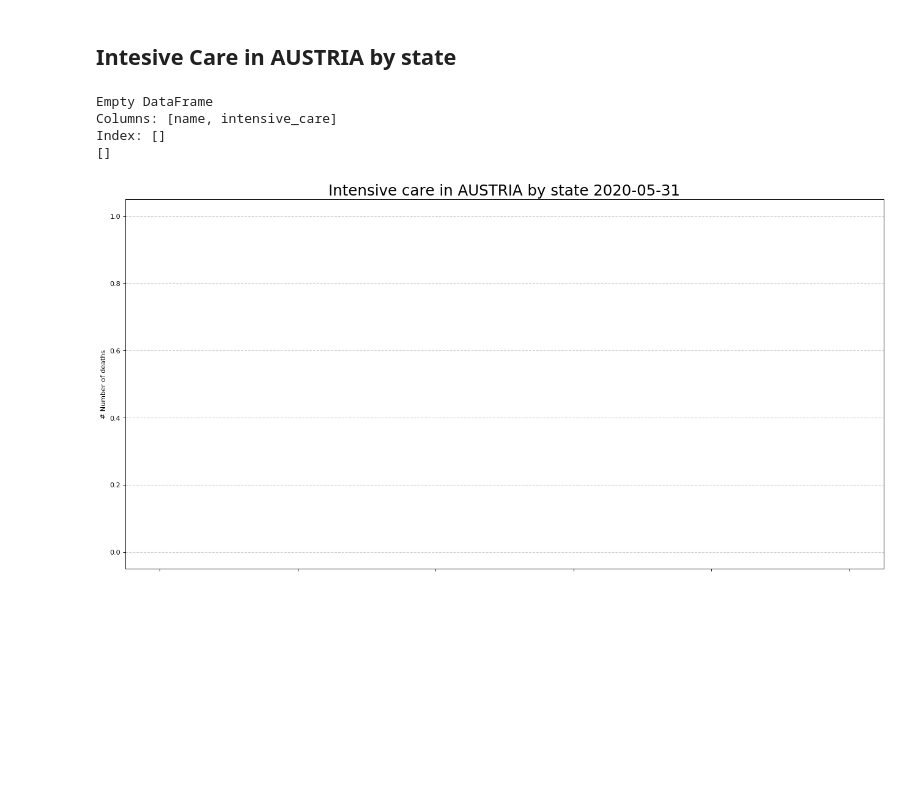
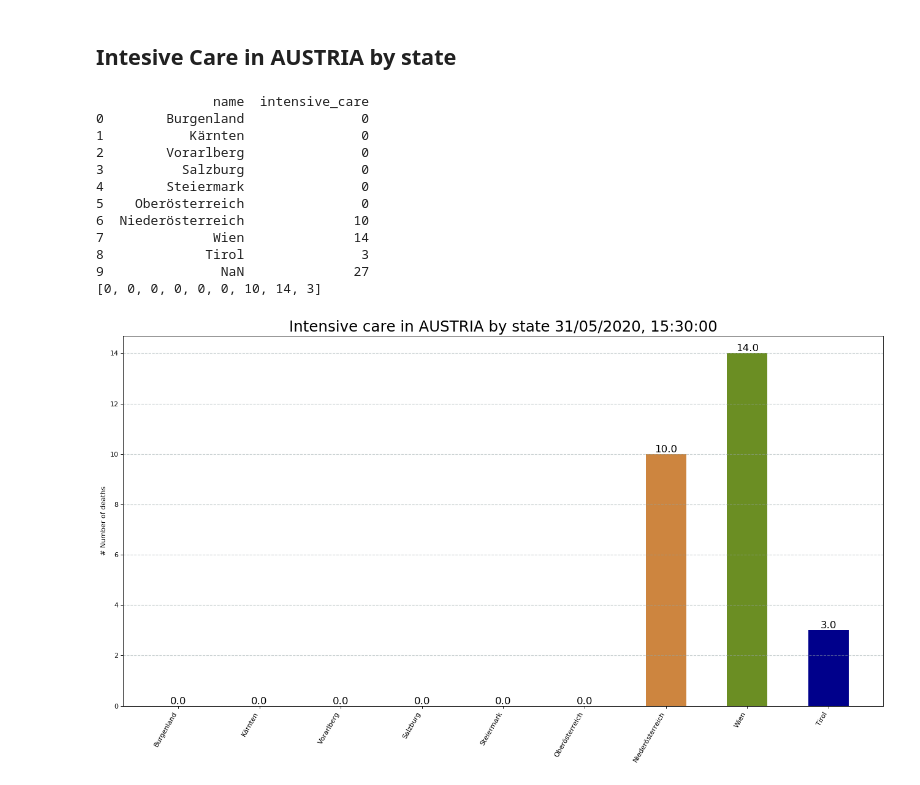
Before and after one commit to MarcelodeFreitas/Epidemiology, a Jupyter notebook: Study Cases/AUSTRIA/COVID-19_Austria-GRAPHS.ipynb, the cells around one changed output. Cells and saved outputs as stored; diff of their text form; code cells hidden in the pictures; blank space fills up the shorter version.

```diff
--- a/Study Cases/AUSTRIA/COVID-19_Austria-GRAPHS.ipynb
+++ b/Study Cases/AUSTRIA/COVID-19_Austria-GRAPHS.ipynb
@@ -555,39 +577,47 @@ df_raw = pd.read_csv("covid_data/covid-19-austria.csv")
 #print(df_raw)
 
 # Prepare Data
 df = df_raw[['name','intensive_care']]
 print(df)
 n = df['intensive_care'].unique().__len__()-1
 all_colors = list(plt.cm.colors.cnames.keys())
 random.seed(100)
 c = random.choices(all_colors, k=n)
 
 #print(df['name'].tolist(), df['deaths'])
 
 x = df['name'].tolist()[0:9]
 y = df['intensive_care'].tolist()[0:9]
 
 print(y)
 
 # Plot Bars
 plt.figure(figsize=(20,10), dpi= 80)
 plt.bar(x, y, color=c, width=.5)
 for i, val in enumerate(y):
     plt.text(i, val, float(val), horizontalalignment='center', verticalalignment='bottom', fontdict={'fontweight':500, 'size':15})
 
 # Decoration
 plt.gca().set_xticklabels(df['name'], rotation=60, horizontalalignment= 'right')
-plt.title("Intensive care in AUSTRIA by state "+date.today().strftime("%Y-%m-%d"), fontsize=22)
+plt.title("Intensive care in AUSTRIA by state "+max_value.strftime("%d/%m/%Y, %H:%M:%S"), fontsize=22)
 plt.ylabel('# Number of deaths')
 plt.grid(color='#95a5a6', linestyle='--', linewidth=1, axis='y', alpha=0.5)
 plt.savefig('images/hospitalized.png', dpi=300, format='png')
 plt.show()
 # %% [output]
-Empty DataFrame
-Columns: [name, intensive_care]
-Index: []
-[]
+               name  intensive_care
+0        Burgenland               0
+1           Kärnten               0
+2        Vorarlberg               0
+3          Salzburg               0
+4        Steiermark               0
+5    Oberösterreich               0
+6  Niederösterreich              10
+7              Wien              14
+8             Tirol               3
+9               NaN              27
+[0, 0, 0, 0, 0, 0, 10, 14, 3]
-[figure, old version]
+[figure, new version]
 # %%
 # Import Data
 df_raw = pd.read_csv("covid_data/covid-19-austria.csv")
```
Also changed, not shown: parts of 29 cells of this notebook, 30 other files.
